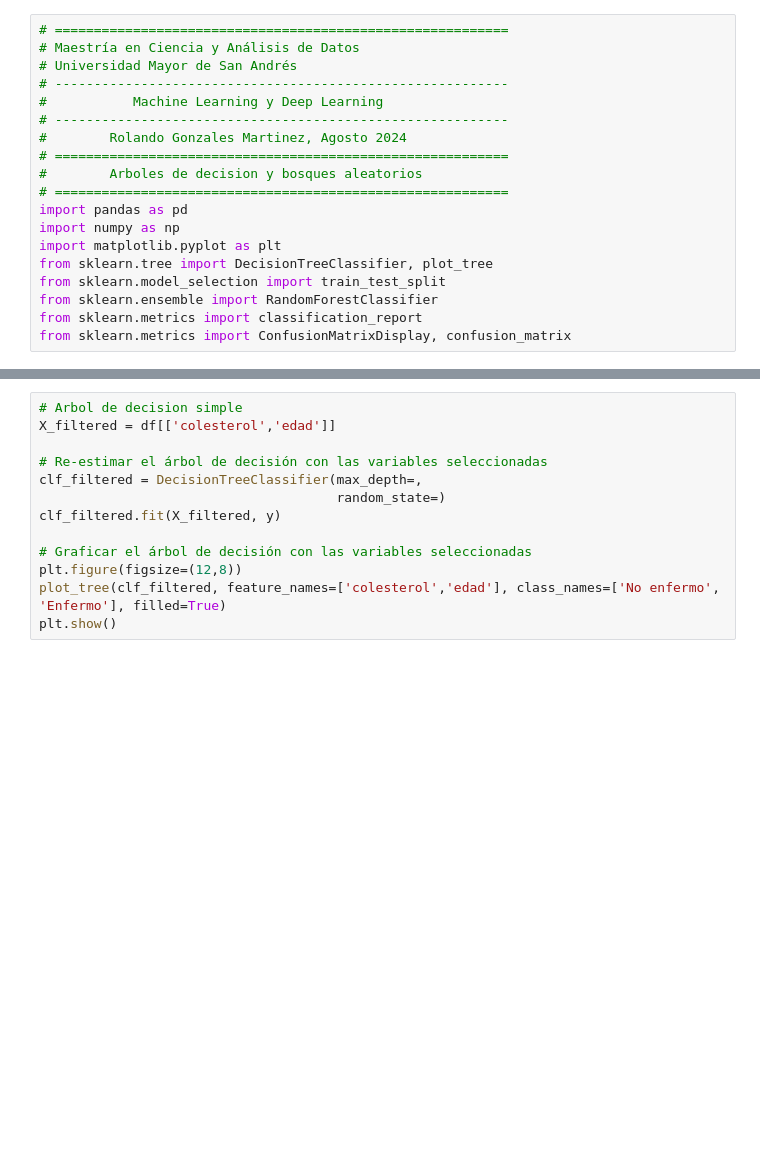
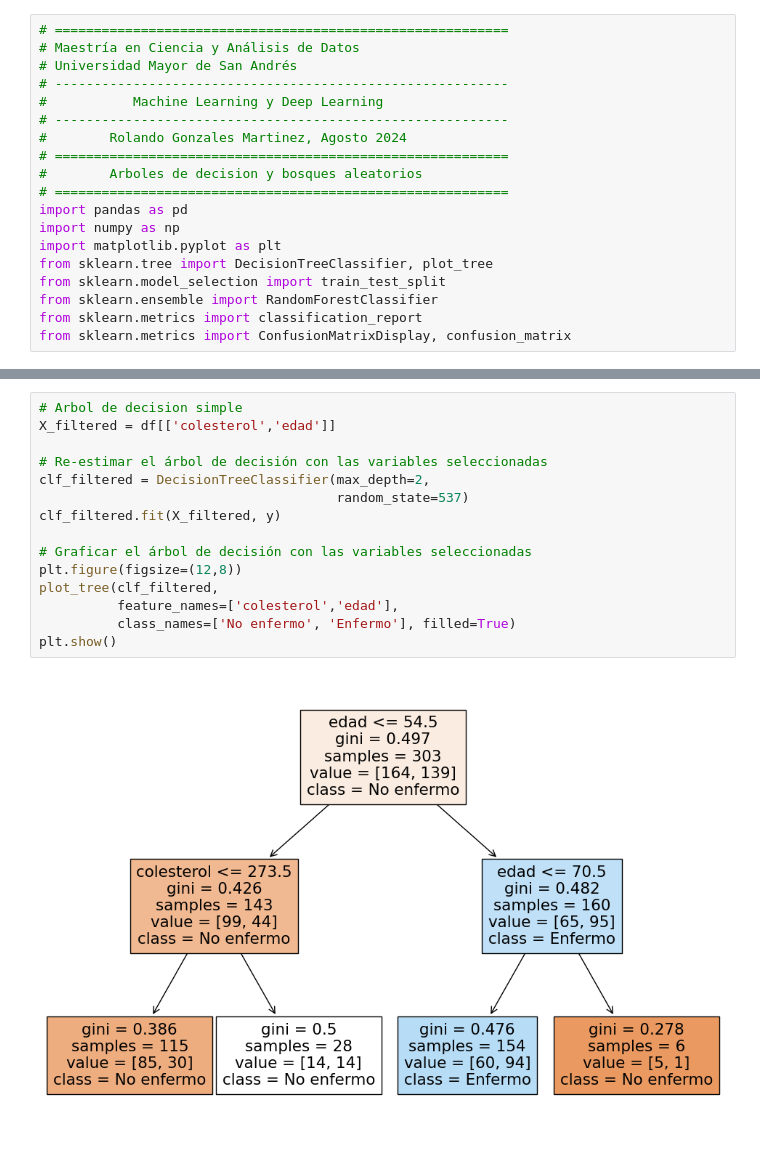
Before and after one commit to rogon666/UMSA, a Jupyter notebook: AIMLDL/Python scripts/AIMLDL_0301.ipynb, the cells around one changed output, grey strips where cells are left out. Drawn from its saved outputs; the diff is of its cells as text; blank space fills up the shorter version.

```diff
--- a/AIMLDL/Python scripts/AIMLDL_0301.ipynb
+++ b/AIMLDL/Python scripts/AIMLDL_0301.ipynb
@@ -108,15 +148,19 @@ plt.show()
 # %%
 # Arbol de decision simple
 X_filtered = df[['colesterol','edad']]
 
 # Re-estimar el árbol de decisión con las variables seleccionadas
-clf_filtered = DecisionTreeClassifier(max_depth=,
-                                      random_state=)
+clf_filtered = DecisionTreeClassifier(max_depth=2,
+                                      random_state=537)
 clf_filtered.fit(X_filtered, y)
 
 # Graficar el árbol de decisión con las variables seleccionadas
 plt.figure(figsize=(12,8))
-plot_tree(clf_filtered, feature_names=['colesterol','edad'], class_names=['No enfermo', 'Enfermo'], filled=True)
+plot_tree(clf_filtered,
+          feature_names=['colesterol','edad'],
+          class_names=['No enfermo', 'Enfermo'], filled=True)
 plt.show()
+# %% [output]
+[figure, added]
 # %%
 # Arbol de decision mas profundo
```
Also changed, not shown: parts of 10 cells of this notebook, 4 other files.
